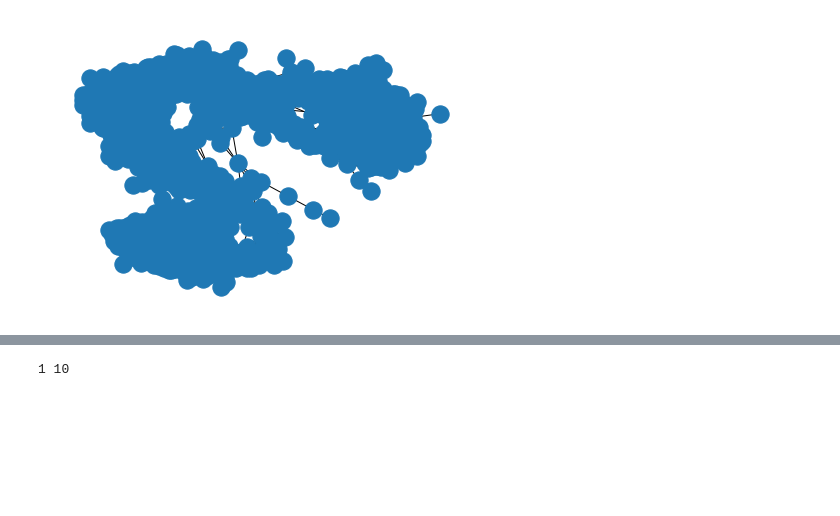
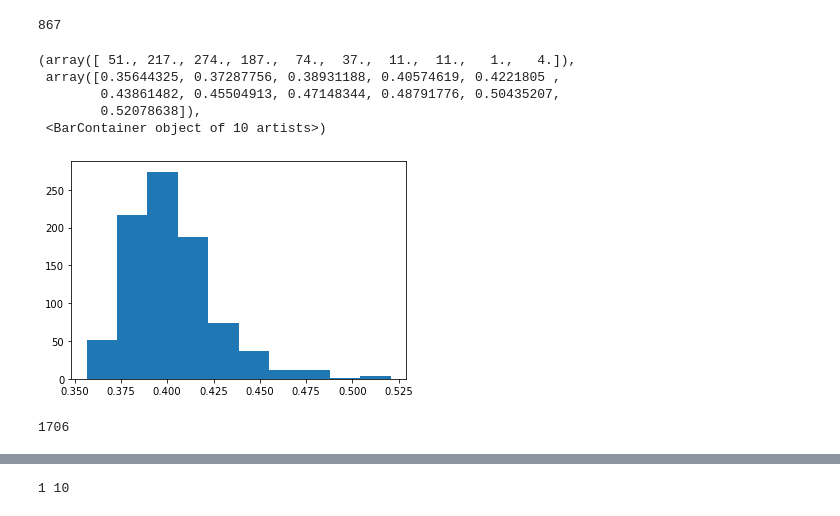
Before and after one commit to EricBoittier/fdcm_python, a Jupyter notebook: graph.ipynb, the cells around one changed output, grey strips where cells are left out. Drawn from its saved outputs; the diff is of its cells as text; code cells hidden in the pictures; blank space fills up the shorter version.

```diff
--- a/graph.ipynb
+++ b/graph.ipynb
@@ -44,6 +49,27 @@ def scan_neighbours_schedule_from_anytree_graph(anytree, G):
         scan_neighbours_schedule.append(((previous, start, end), neighbours, schedule))
 
     return scan_neighbours_schedule
+# %%
+def get_result(outfile):
+    outlines = open(outfile).readlines()
+    fun = [x for x in outlines if x.__contains__("fun:")]
+
+    try:
+        fun = float(fun[0].split()[1])
+    except Exception as e:
+        # print(fun)
+        # print(outfile, e)
+        return None
+    return fun
+
+output_files = [x for x in os.listdir("output") if x.endswith(".out")]
+rmsd_results = {}
+
+for file in output_files:
+    ind = int(file.split(".")[0])
+    rmsd_results[ind] = get_result(f"output/{file}")
+
+# rmsd_results
 # %%
 order_path = "/home/unibas/boittier/fdcm_project/mdcms/methanol/anytree.obj"
 order = pd.read_pickle(order_path)
@@ -53,7 +79,40 @@ Node('/1')
+# %%
+rmsd_list = [x for x in list(rmsd_results.values()) if x is not None]
+print(len(rmsd_list))
+plt.hist(rmsd_list)
+# %% [output]
+867
+(array([ 51., 217., 274., 187.,  74.,  37.,  11.,  11.,   1.,   4.]),
+ array([0.35644325, 0.37287756, 0.38931188, 0.40574619, 0.4221805 ,
+        0.43861482, 0.45504913, 0.47148344, 0.48791776, 0.50435207,
+        0.52078638]),
+ <BarContainer object of 10 artists>)
+[figure, added]
 # %%
 graph_path = "/home/unibas/boittier/fdcm_project/mdcms/methanol/H.obj"
 G = pd.read_pickle(graph_path)
-pos=nx.spring_layout(G)
-nx.draw(G, pos=pos)
+
+print(len(G.nodes))
+
+# pos=nx.spring_layout(G)
+
+
+# viridis = cm.get_cmap('viridis', len(rmsd_list))
+# print(viridis)
+
+# for key,n in G.nodes.items():
+#     if key in rmsd_results.keys():
+#         n["rmsd"] = rmsd_results[key]
+#     else:
+#         n["rmsd"] = None
+
+# colors = [G.nodes[n]['rmsd'] for n in G.nodes]
+
+
+# FIGSIZE = 20
+# plt.figure(3,figsize=(FIGSIZE,FIGSIZE))
+
+# nx.draw_networkx_edges(G, pos, alpha=0.1)
+# nx.draw_networkx_nodes(G, pos, alpha=0.75, node_size=150, label=True, node_color=colors)
 # %% [output]
-[figure, removed]
+1706
```
Also changed, not shown: parts of 6 cells of this notebook, 16 other files.
